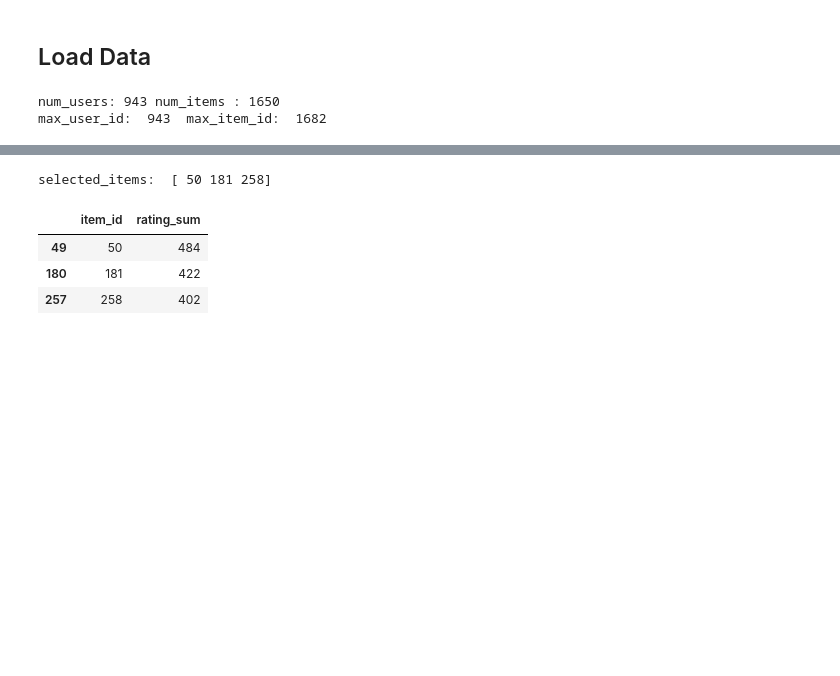
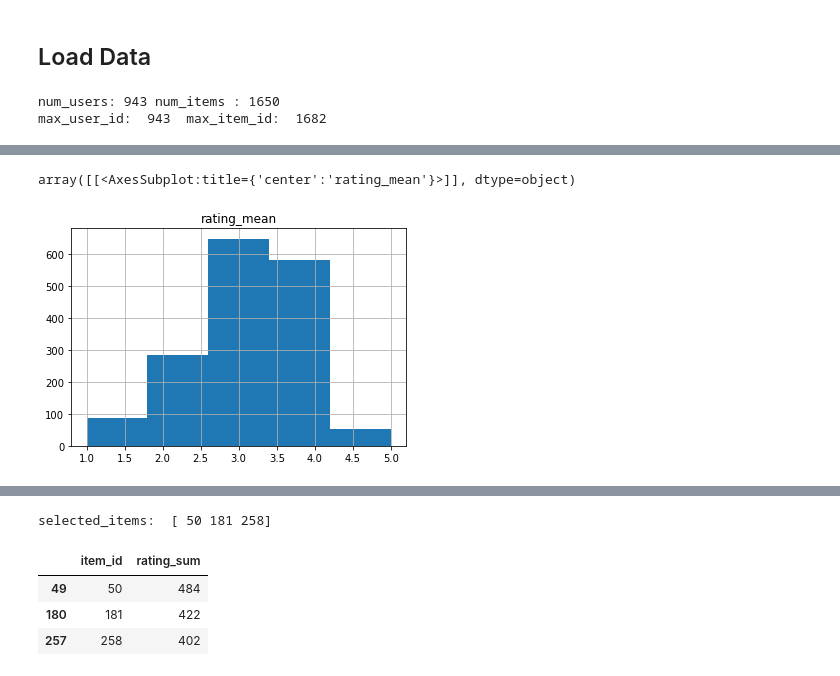
Before and after one commit to azhou5211/Recommender_Systems_and_Attacks, a Jupyter notebook: notebooks/Bandwagon.ipynb, the cells around one changed output, grey strips where cells are left out. Saved outputs shown, nothing was run; the diff lists cells and outputs as text; code cells hidden in the pictures; blank space fills up the shorter version.

```diff
--- a/notebooks/Bandwagon.ipynb
+++ b/notebooks/Bandwagon.ipynb
@@ -56,0 +98,9 @@ max_user_id:  943  max_item_id:  1682
+# %%
+# - avg rating of items
+itemRatingDf = trainDf.groupby('item_id', as_index=False).agg(rating_mean= ('rating', 'mean')).sort_values(
+    'rating_mean', ascending=False)
+hist = itemRatingDf.hist(column='rating_mean', bins=5)
+hist
+# %% [output]
+array([[<AxesSubplot:title={'center':'rating_mean'}>]], dtype=object)
+[figure, added]
```
Also changed, not shown: parts of 26 cells of this notebook.
